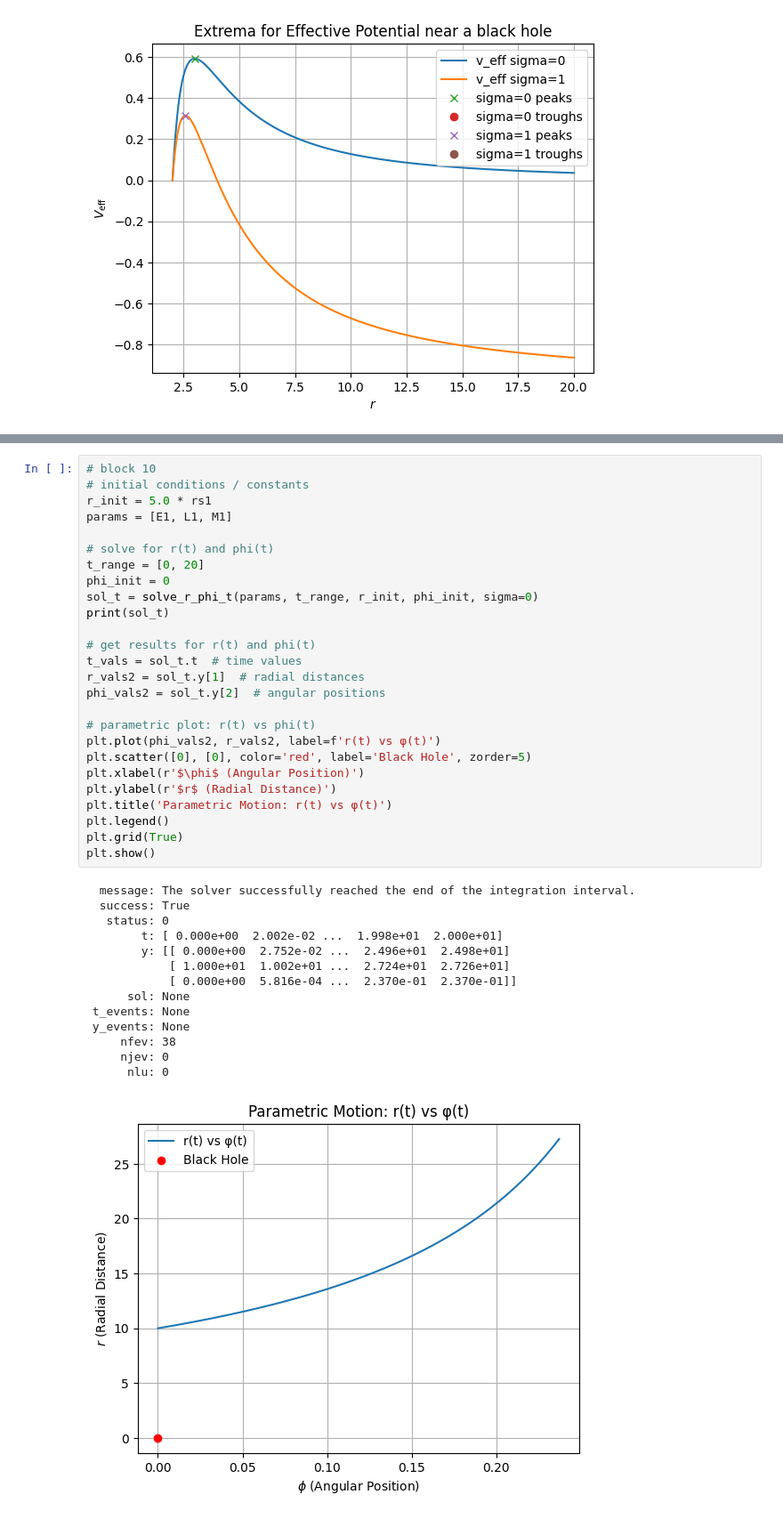
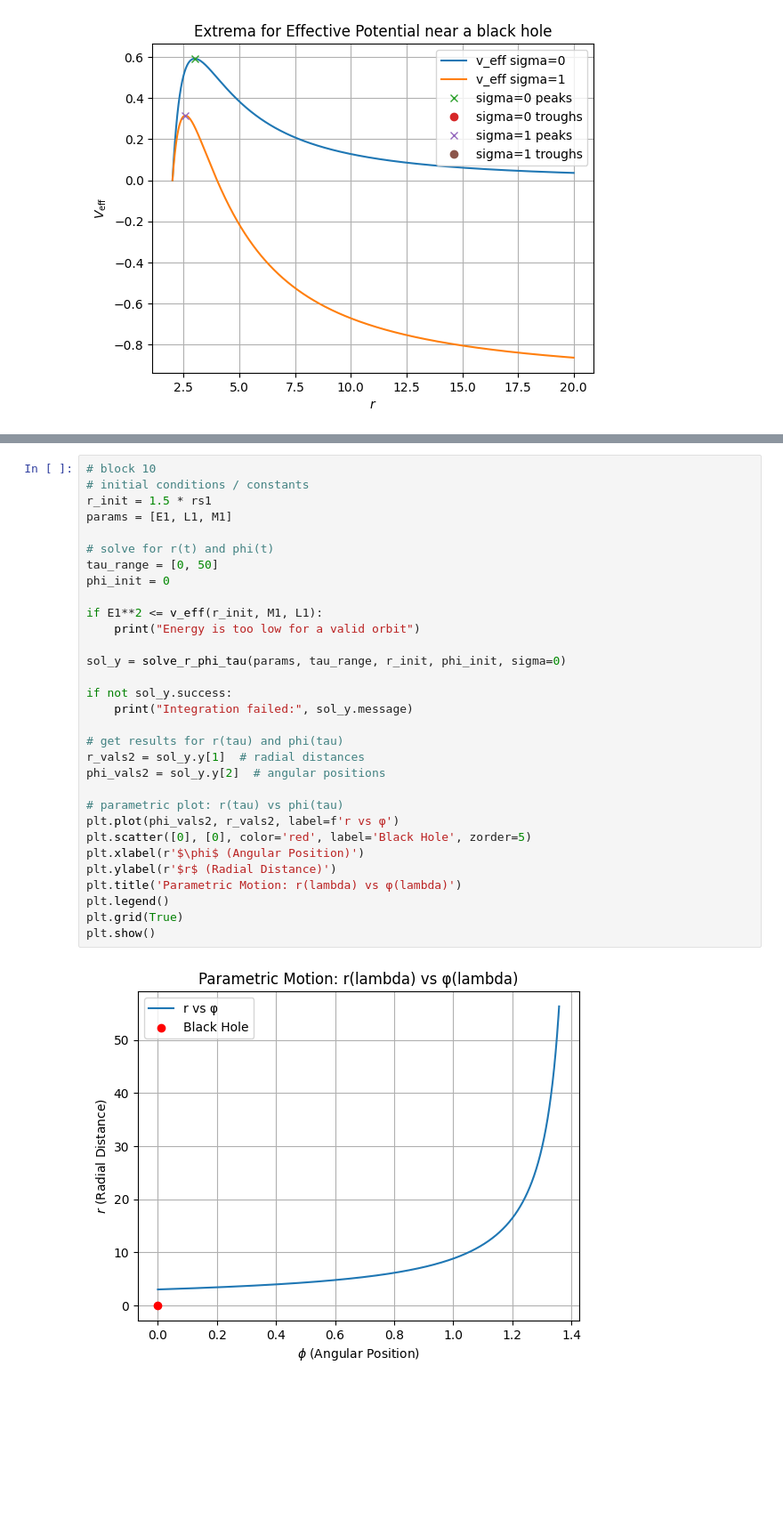
Before and after one commit to AdamSmithOrlik/quantum-black-holes, a Jupyter notebook: sue/code-draft.ipynb, the cells around one changed output, grey strips where cells are left out. Shown at 89% size. Drawn from its saved outputs; the diff is of its cells as text; blank space fills up the shorter version.

```diff
--- a/sue/code-draft.ipynb
+++ b/sue/code-draft.ipynb
@@ -272,41 +293,33 @@ def solve_r_phi_t(params, t_range, r_init, phi_init, sigma=0):
 # %%
 # block 10
 # initial conditions / constants
-r_init = 5.0 * rs1
+r_init = 1.5 * rs1
 params = [E1, L1, M1]
 
 # solve for r(t) and phi(t)
-t_range = [0, 20]
+tau_range = [0, 50]
 phi_init = 0
-sol_t = solve_r_phi_t(params, t_range, r_init, phi_init, sigma=0)
-print(sol_t)
 
-# get results for r(t) and phi(t)
-t_vals = sol_t.t  # time values
-r_vals2 = sol_t.y[1]  # radial distances
-phi_vals2 = sol_t.y[2]  # angular positions
+if E1**2 <= v_eff(r_init, M1, L1):
+    print("Energy is too low for a valid orbit")
 
-# parametric plot: r(t) vs phi(t)
-plt.plot(phi_vals2, r_vals2, label=f'r(t) vs φ(t)')
+sol_y = solve_r_phi_tau(params, tau_range, r_init, phi_init, sigma=0)
+
+if not sol_y.success:
+    print("Integration failed:", sol_y.message)
+
+# get results for r(tau) and phi(tau)
+r_vals2 = sol_y.y[1]  # radial distances
+phi_vals2 = sol_y.y[2]  # angular positions
+
+# parametric plot: r(tau) vs phi(tau)
+plt.plot(phi_vals2, r_vals2, label=f'r vs φ')
 plt.scatter([0], [0], color='red', label='Black Hole', zorder=5)
 plt.xlabel(r'$\phi$ (Angular Position)')
 plt.ylabel(r'$r$ (Radial Distance)')
-plt.title('Parametric Motion: r(t) vs φ(t)')
+plt.title('Parametric Motion: r(lambda) vs φ(lambda)')
 plt.legend()
 plt.grid(True)
 plt.show()
 # %% [output]
-  message: The solver successfully reached the end of the integration interval.
-  success: True
-   status: 0
-        t: [ 0.000e+00  2.002e-02 ...  1.998e+01  2.000e+01]
-        y: [[ 0.000e+00  2.752e-02 ...  2.496e+01  2.498e+01]
-            [ 1.000e+01  1.002e+01 ...  2.724e+01  2.726e+01]
-            [ 0.000e+00  5.816e-04 ...  2.370e-01  2.370e-01]]
-      sol: None
- t_events: None
- y_events: None
-     nfev: 38
-     njev: 0
-      nlu: 0
-[figure, old version]
+[figure, new version]
```
Also changed, not shown: parts of 5 cells of this notebook.
